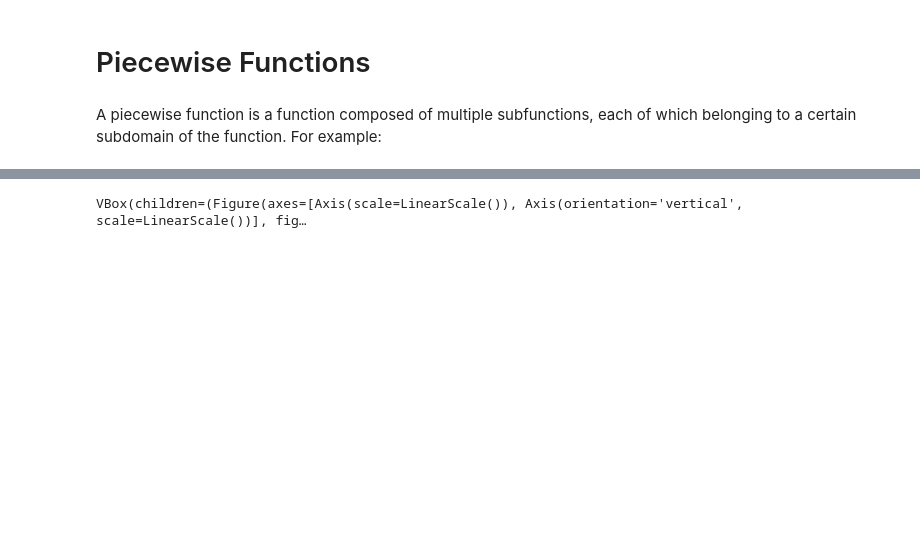
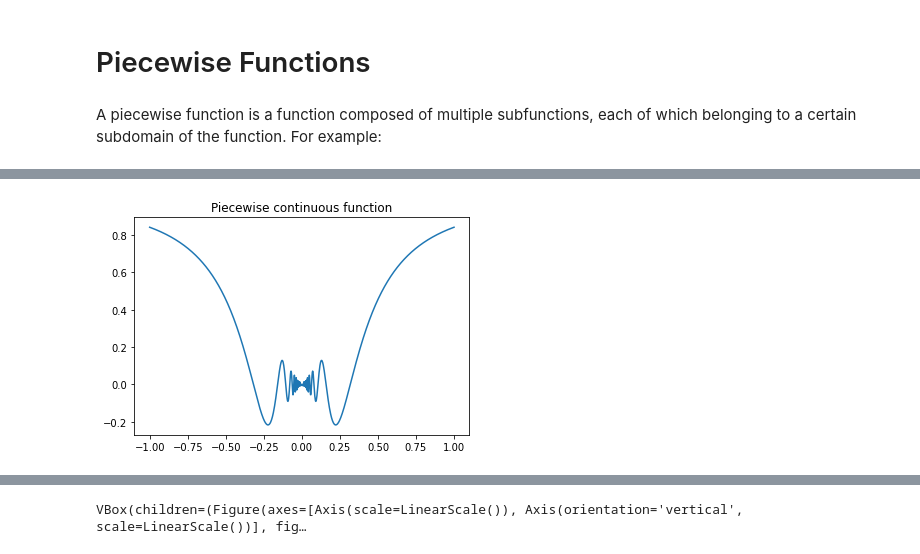
Before and after one commit to agoose77/notes, a Jupyter notebook: maths/piecewise-functions.ipynb, the cells around one changed output, grey strips where cells are left out. Cells and saved outputs as stored; diff of their text form; code cells hidden in the pictures; blank space fills up the shorter version.

```diff
--- a/maths/piecewise-functions.ipynb
+++ b/maths/piecewise-functions.ipynb
@@ -14,2 +12,4 @@ f3 = abs(2-t) + 4
+# %%
+z = np.linspace(-1, 1, 1000)
 # %% [markdown]
 A piecewise function is a function composed of multiple subfunctions, each of which belonging to a certain subdomain of the function. For example:
@@ -40,0 +98,6 @@ VBox(children=(Figure(axes=[Axis(scale=LinearScale()), Axis(orientation='vertica
+# %%
+plt.figure()
+plt.title("Piecewise continuous function")
+plt.plot(z, sm.lambdify(t, f_pc_sin)(z));
+# %% [output]
+[figure, added]
```
Also changed, not shown: parts of 26 cells of this notebook.
